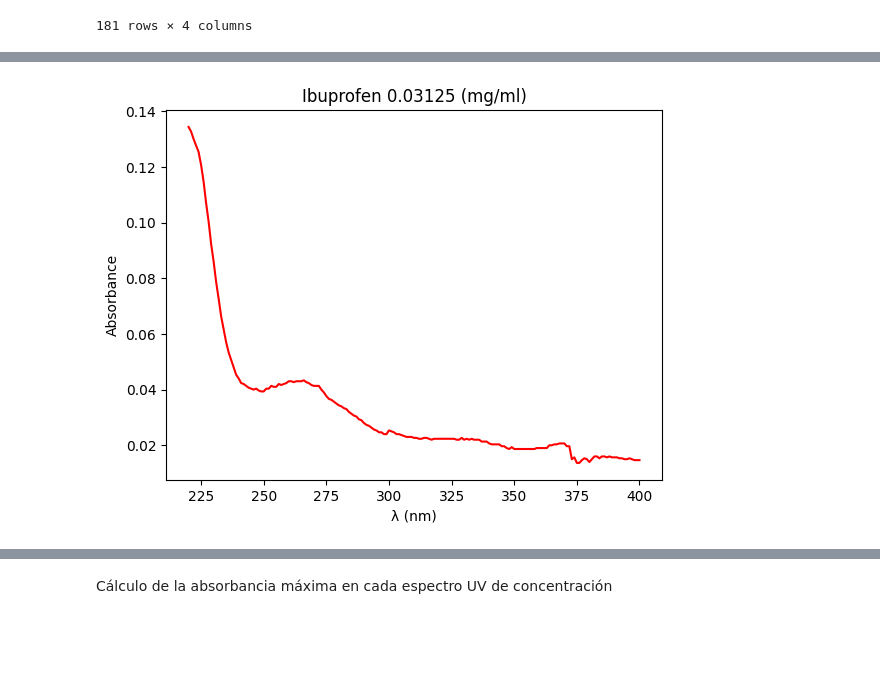
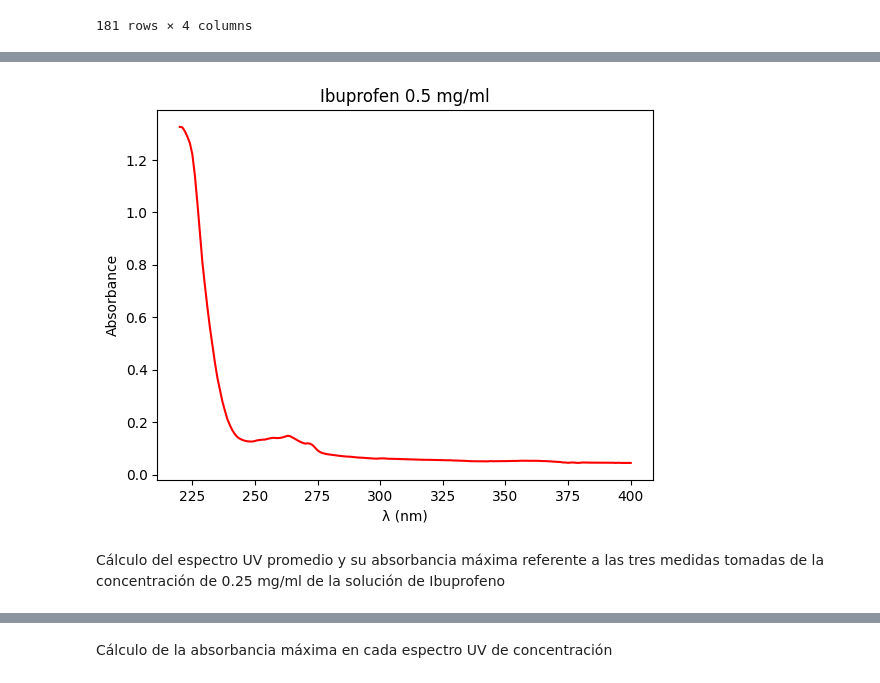
Before and after one commit to FelipeOcampo03/progamacioning, a Jupyter notebook: ProyectoProgramacionIng.ipynb, the cells around one changed output, grey strips where cells are left out. Cells and saved outputs as stored; diff of their text form; code cells hidden in the pictures; blank space fills up the shorter version.

```diff
--- a/ProyectoProgramacionIng.ipynb
+++ b/ProyectoProgramacionIng.ipynb
@@ -237,10 +77,0 @@ C6AbsMax= max(C6)
-# %%
-#Graficamos el Espectro UV del Ibuprofeno
-plt.figure()
-plt.plot(wavelength, C6, color='red', linestyle='solid')
-plt.title('Ibuprofen 0.03125 (mg/ml)')
-plt.xlabel('λ (nm)')
-plt.ylabel('Absorbance')
-plt.show()
-# %% [output]
-[figure, removed]
@@ -246,0 +81,12 @@ plt.show()
+# %%
+#Graficamos el Espectro UV del Ibuprofeno en una conentración de 0.5 mg/ml
+plt.figure()
+plt.plot(wavelength, C2, color='red', linestyle='solid')
+plt.title('Ibuprofen 0.5 mg/ml')
+plt.xlabel('λ (nm)')
+plt.ylabel('Absorbance')
+plt.show()
+# %% [output]
+[figure, added]
+# %% [markdown]
+Cálculo del espectro UV promedio y su absorbancia máxima referente a las tres medidas tomadas de la concentración de 0.25 mg/ml de la solución de Ibuprofeno
```
Also changed, not shown: parts of 48 cells of this notebook.
